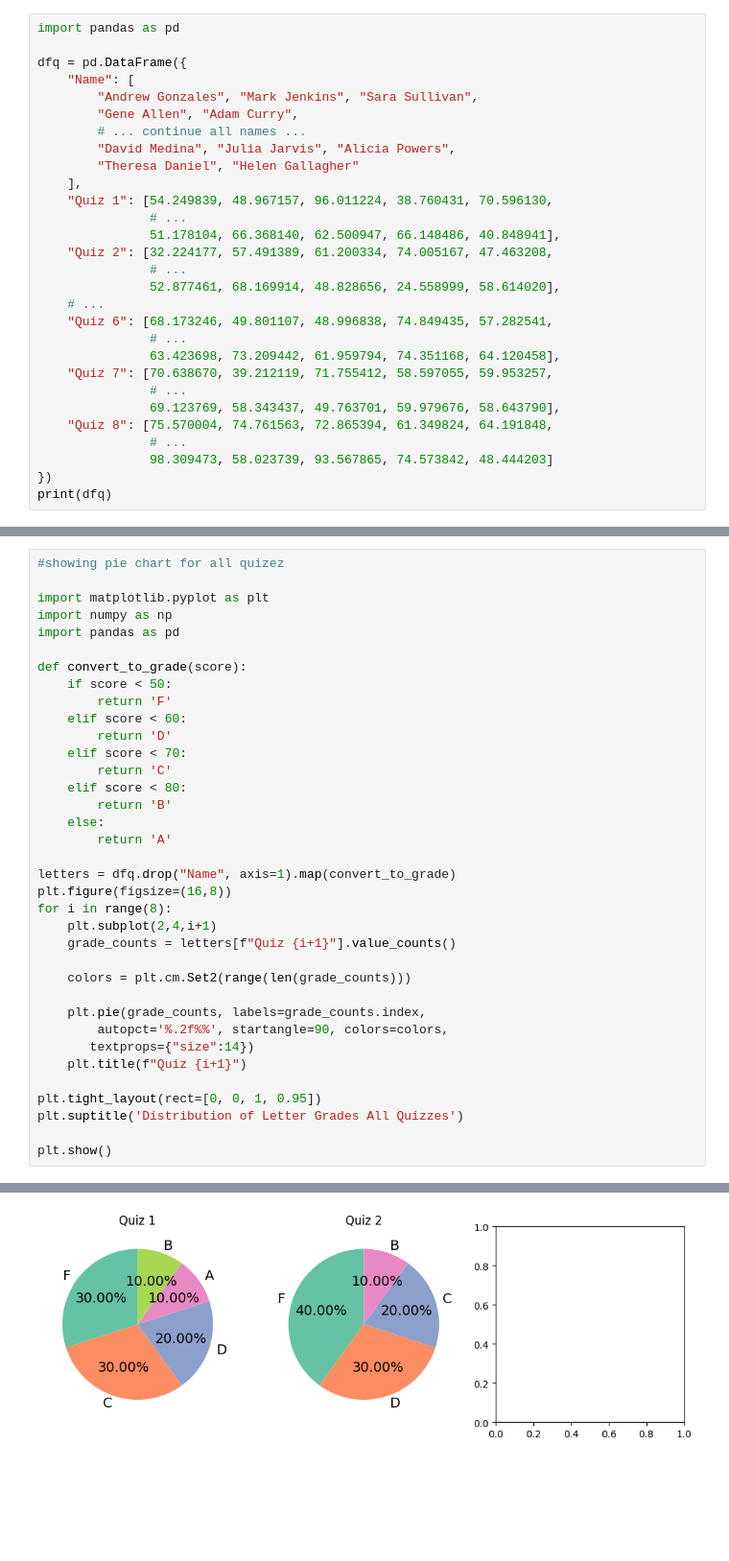
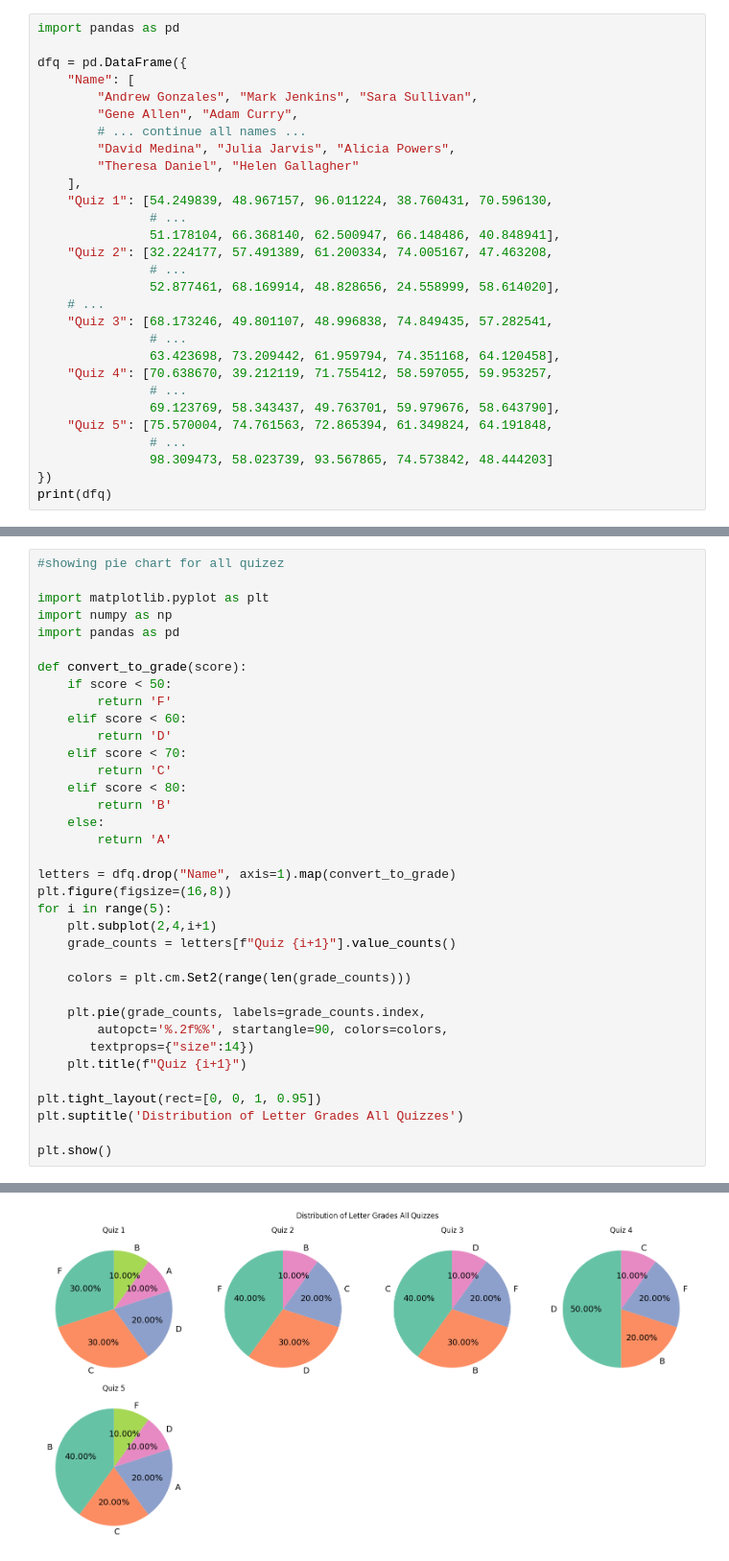
Before and after one commit to MasoomaRizvi23/data-analysis-with-numpy-pandas, a Jupyter notebook: matplot pie chart.ipynb, the cells around one changed output, grey strips where cells are left out. Shown at 96% size. Cells and saved outputs as stored; diff of their text form; blank space fills up the shorter version.

Commit message:
Add complete set of pie charts for all quizzes, including grade mapping and improved subplot formatting

```diff
--- a/matplot pie chart.ipynb
+++ b/matplot pie chart.ipynb
@@ -16,13 +16,13 @@ dfq = pd.DataFrame({
                # ...
                52.877461, 68.169914, 48.828656, 24.558999, 58.614020],
     # ...
-    "Quiz 6": [68.173246, 49.801107, 48.996838, 74.849435, 57.282541,
+    "Quiz 3": [68.173246, 49.801107, 48.996838, 74.849435, 57.282541,
                # ...
                63.423698, 73.209442, 61.959794, 74.351168, 64.120458],
-    "Quiz 7": [70.638670, 39.212119, 71.755412, 58.597055, 59.953257,
+    "Quiz 4": [70.638670, 39.212119, 71.755412, 58.597055, 59.953257,
                # ...
                69.123769, 58.343437, 49.763701, 59.979676, 58.643790],
-    "Quiz 8": [75.570004, 74.761563, 72.865394, 61.349824, 64.191848,
+    "Quiz 5": [75.570004, 74.761563, 72.865394, 61.349824, 64.191848,
                # ...
                98.309473, 58.023739, 93.567865, 74.573842, 48.444203]
 })
@@ -109,7 +109,7 @@ def convert_to_grade(score):
 
 letters = dfq.drop("Name", axis=1).map(convert_to_grade)
 plt.figure(figsize=(16,8))
-for i in range(8):
+for i in range(5):
     plt.subplot(2,4,i+1)
     grade_counts = letters[f"Quiz {i+1}"].value_counts()
 
@@ -129 +128 @@ KeyError: 'Quiz 3'
-[figure, old version]
+[figure, new version]
```
Also changed, not shown: parts of 2 cells of this notebook.
